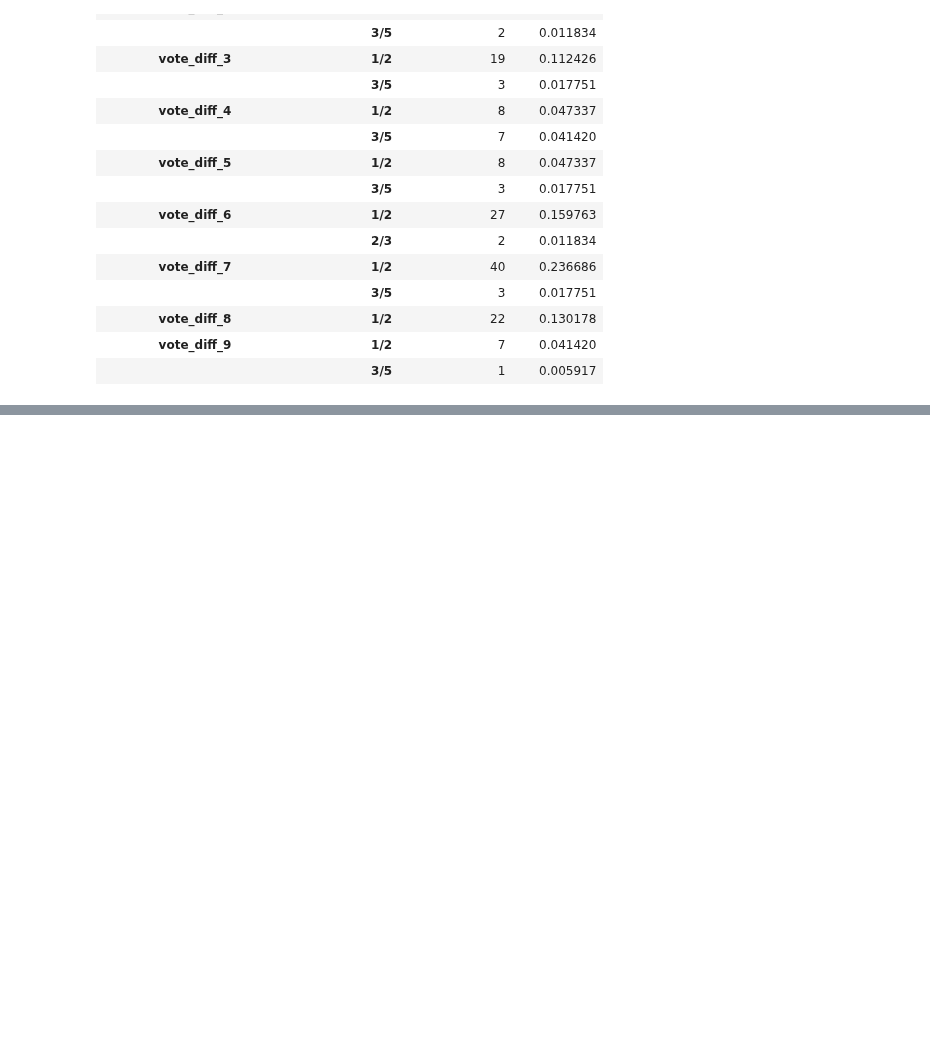
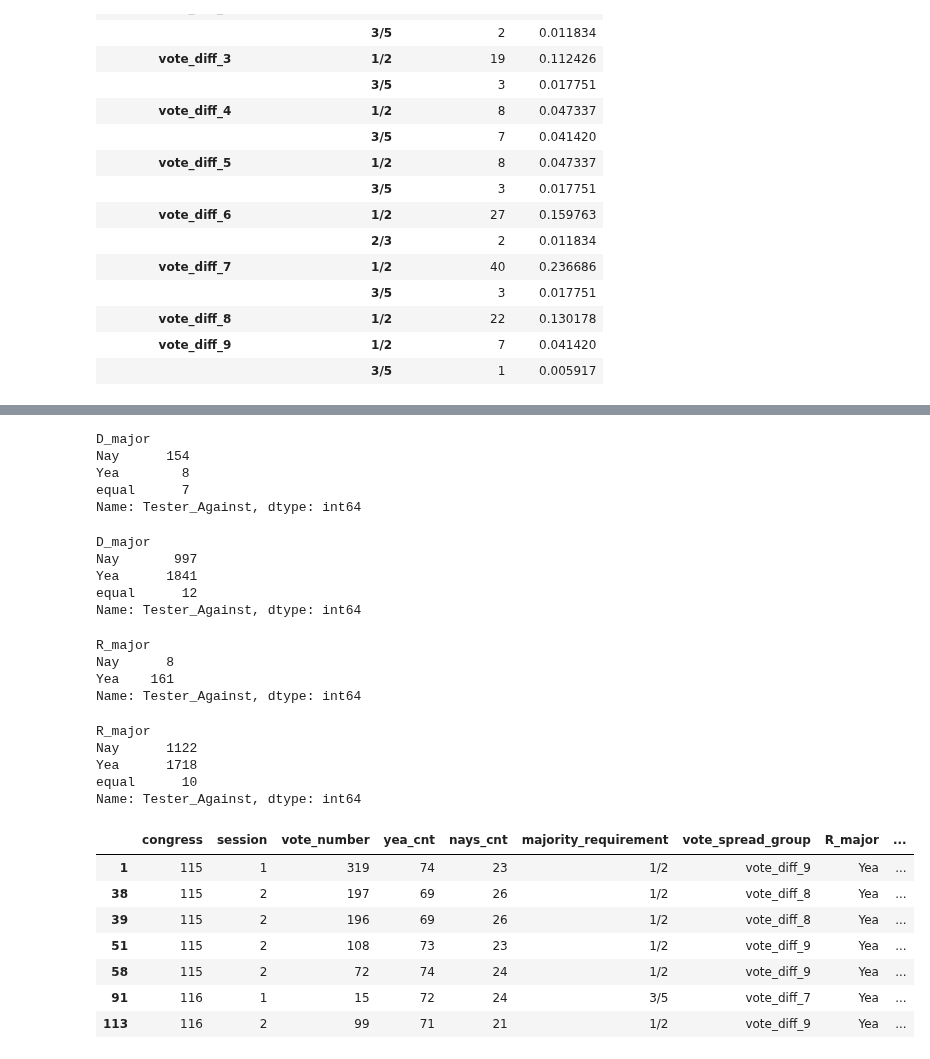
Before and after one commit to sledhead/simple_python, a Jupyter notebook: webpage_scrapv4.ipynb, the cells around one changed output, grey strips where cells are left out. Saved outputs shown, nothing was run; the diff lists cells and outputs as text; code cells hidden in the pictures; blank space fills up the shorter version.

```diff
--- a/webpage_scrapv4.ipynb
+++ b/webpage_scrapv4.ipynb
@@ -688,0 +705,47 @@ What percentage of the time did Tester vote against the Democrat majority:  0.05
+# %%
+new_group = tester_df.groupby('D_major')['Tester_Against'].count()
+display(new_group)
+# %% [output]
+D_major
+Nay      154
+Yea        8
+equal      7
+Name: Tester_Against, dtype: int64
+# %%
+new_group = complete_df.groupby('D_major')['Tester_Against'].count()
+display(new_group)
+# %% [output]
+D_major
+Nay       997
+Yea      1841
+equal      12
+Name: Tester_Against, dtype: int64
+# %%
+new_group = tester_df.groupby('R_major')['Tester_Against'].count()
+display(new_group)
+# %% [output]
+R_major
+Nay      8
+Yea    161
+Name: Tester_Against, dtype: int64
+# %%
+new_group = complete_df.groupby('R_major')['Tester_Against'].count()
+display(new_group)
+# %% [output]
+R_major
+Nay      1122
+Yea      1718
+equal      10
+Name: Tester_Against, dtype: int64
+# %%
+democrat_balance_df = tester_df[tester_df.D_major == 'equal']
+display(democrat_balance_df)
+# %% [output]
+|  | congress | session | vote_number | yea_cnt | nays_cnt | majority_requirement | vote_spread_group | R_major | ... |
+| 1 | 115 | 1 | 319 | 74 | 23 | 1/2 | vote_diff_9 | Yea | ... |
+| 38 | 115 | 2 | 197 | 69 | 26 | 1/2 | vote_diff_8 | Yea | ... |
+| 39 | 115 | 2 | 196 | 69 | 26 | 1/2 | vote_diff_8 | Yea | ... |
+| 51 | 115 | 2 | 108 | 73 | 23 | 1/2 | vote_diff_9 | Yea | ... |
+| 58 | 115 | 2 | 72 | 74 | 24 | 1/2 | vote_diff_9 | Yea | ... |
+| 91 | 116 | 1 | 15 | 72 | 24 | 3/5 | vote_diff_7 | Yea | ... |
+| 113 | 116 | 2 | 99 | 71 | 21 | 1/2 | vote_diff_9 | Yea | ... |
```
Also changed, not shown: parts of 12 cells of this notebook.
